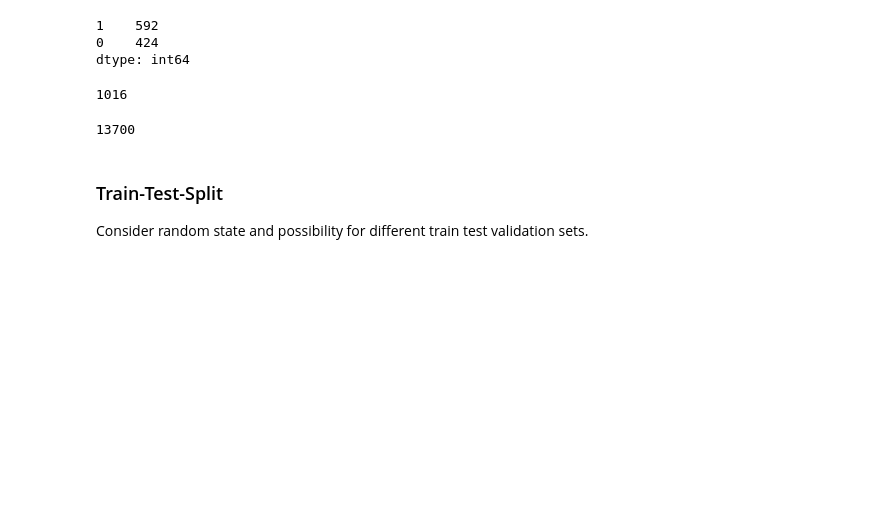
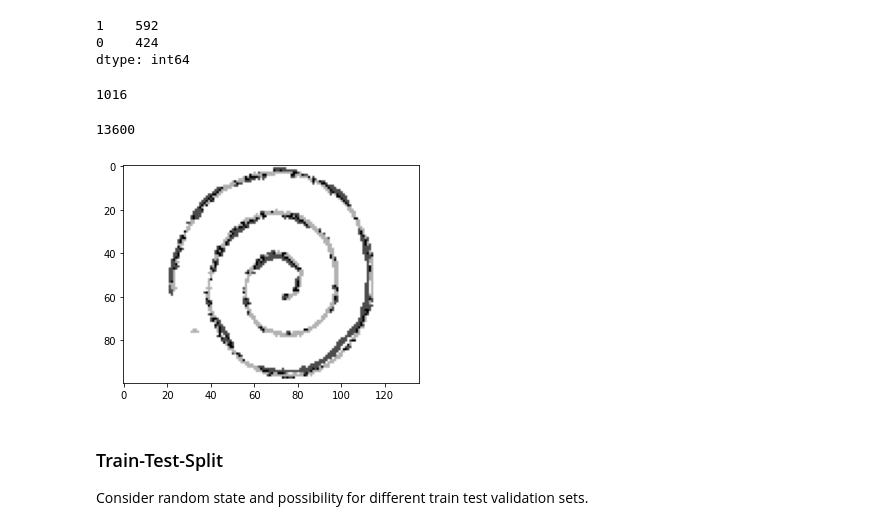
Before and after one commit to PDNow-Research/PDNow, a Jupyter notebook: NeuralNets/CNN_Tensorflow.ipynb, the cells around one changed output. Cells and saved outputs as stored; diff of their text form; code cells hidden in the pictures; blank space fills up the shorter version.

```diff
--- a/NeuralNets/CNN_Tensorflow.ipynb
+++ b/NeuralNets/CNN_Tensorflow.ipynb
@@ -124,0 +255,12 @@ X_all = normalize_images(X_all, 255)
+# %%
+exam_all = exam_trace(X_all)
+hand_all = handwriting_trace(X_all, exam_all)
+# %%
+X_all = combination(exam_all, hand_all)
+# %%
+# convert all to numpy array, just a quick fix here.
+
+for i in range(len(X_all)):
+  X_all[i] = np.array(X_all[i])
+# %%
+X_all = downsize(X_all, 100)
@@ -136,9 +286,15 @@ len(y_all)
 # %% [output]
 1016
-# %%
-maxSize
-# %% [output]
-13700
+# %%
+maxSize # Should be 13700
+# %% [output]
+13600
+# %%
+im = Image.fromarray((X_all[0]*255))
+plt.imshow(im)
+plt.show()
+# %% [output]
+[figure, added]
 # %% [markdown]
 ### Train-Test-Split
 
```
Also changed, not shown: parts of 40 cells of this notebook.
